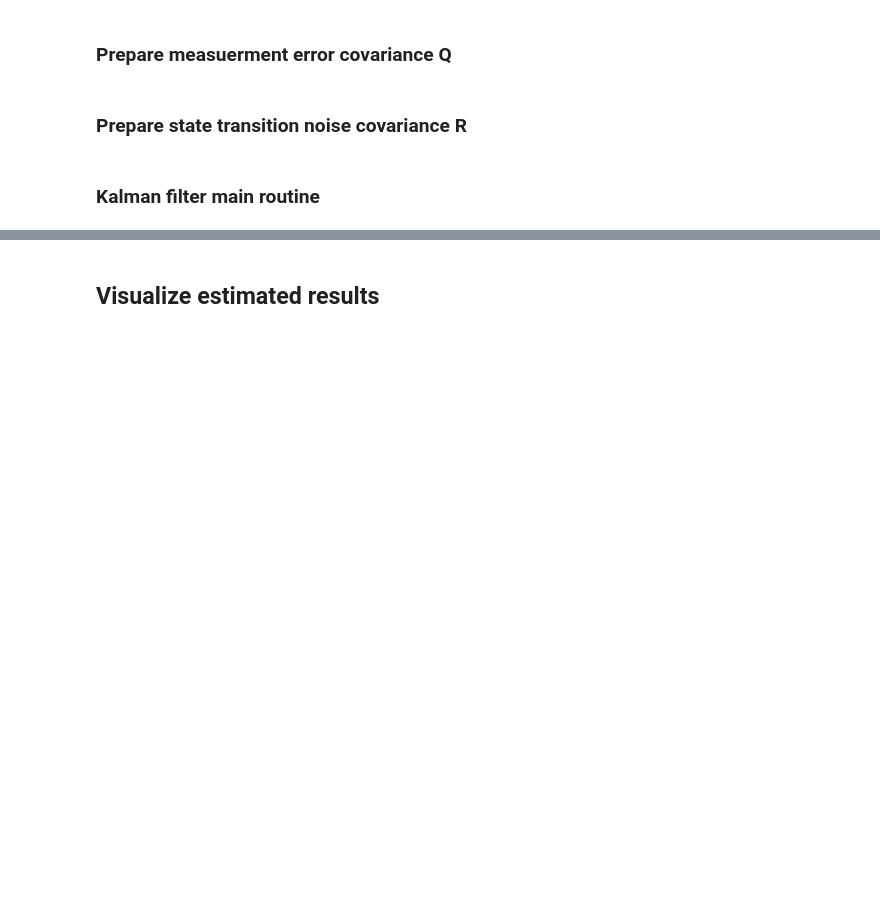
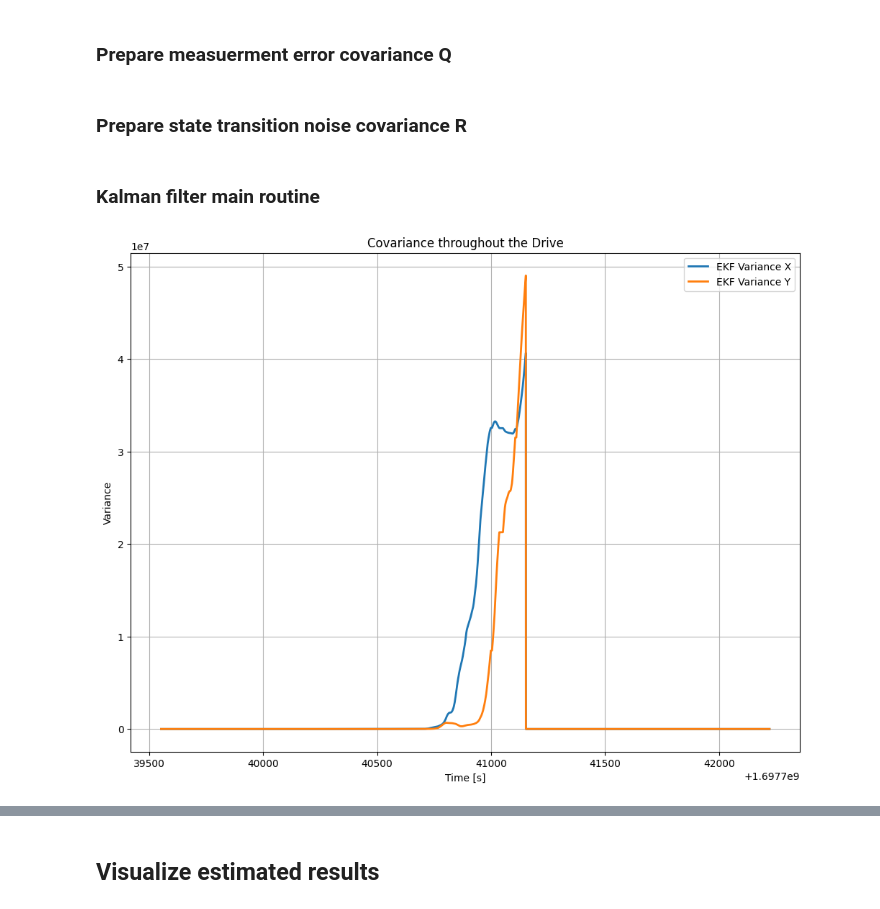
Before and after one commit to meuliano/AutonomousFieldRobotics, a Jupyter notebook: HW5/hw5_euliano.ipynb, the cells around one changed output, grey strips where cells are left out. Drawn from its saved outputs; the diff is of its cells as text; code cells hidden in the pictures; blank space fills up the shorter version.

```diff
--- a/HW5/hw5_euliano.ipynb
+++ b/HW5/hw5_euliano.ipynb
@@ -370,3 +375,18 @@ mu_theta = np.array(mu_theta)
 var_x = np.array(var_x)
 var_y = np.array(var_y)
 var_theta = np.array(var_theta)
+# %%
+fig, ax = plt.subplots(1, 1, figsize=(12, 9))
+
+xs, ys, _ = gt_trajectory_xyz
+
+ax.plot(imu_t[1:], var_x, lw=2, label='EKF Variance X')
+ax.plot(imu_t[1:], var_y, lw=2, label='EKF Variance Y')
+
+ax.set_title("Covariance throughout the Drive")
+ax.set_xlabel('Time [s]')
+ax.set_ylabel('Variance')
+ax.legend()
+ax.grid()
+# %% [output]
+[figure, added]
```
Also changed, not shown: parts of 7 cells of this notebook.
